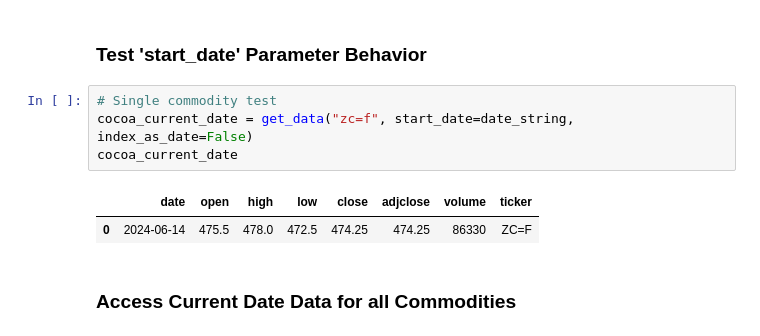
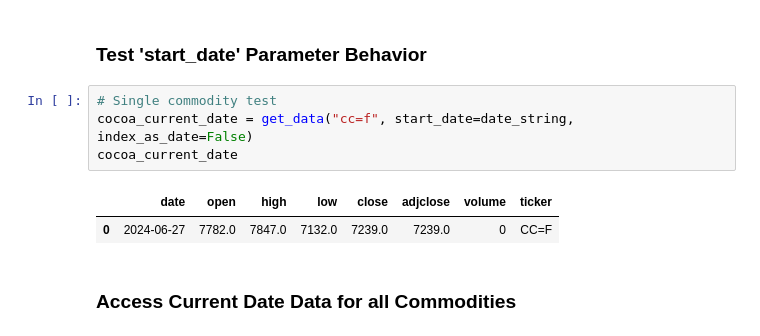
Before and after one commit to ethanclewis/Commodity-Futures-Project, a Jupyter notebook: Yahoo.ipynb, the cells around one changed output. Saved outputs shown, nothing was run; the diff lists cells and outputs as text.

```diff
--- a/Yahoo.ipynb
+++ b/Yahoo.ipynb
@@ -194,11 +194,11 @@ date_string
 ### Test 'start_date' Parameter Behavior
 # %%
 # Single commodity test
-cocoa_current_date = get_data("zc=f", start_date=date_string, index_as_date=False)
+cocoa_current_date = get_data("cc=f", start_date=date_string, index_as_date=False)
 cocoa_current_date
 # %% [output]
 |  | date | open | high | low | close | adjclose | volume | ticker |
-| 0 | 2024-06-14 | 475.5 | 478.0 | 472.5 | 474.25 | 474.25 | 86330 | ZC=F |
+| 0 | 2024-06-27 | 7782.0 | 7847.0 | 7132.0 | 7239.0 | 7239.0 | 0 | CC=F |
 # %% [markdown]
 ### Access Current Date Data for all Commodities
 # %%
```
Also changed, not shown: parts of 1 cell of this notebook.
